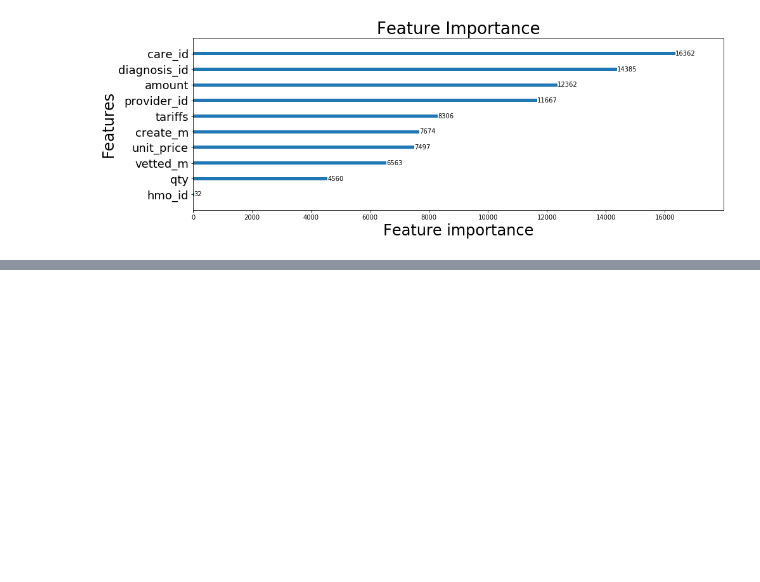
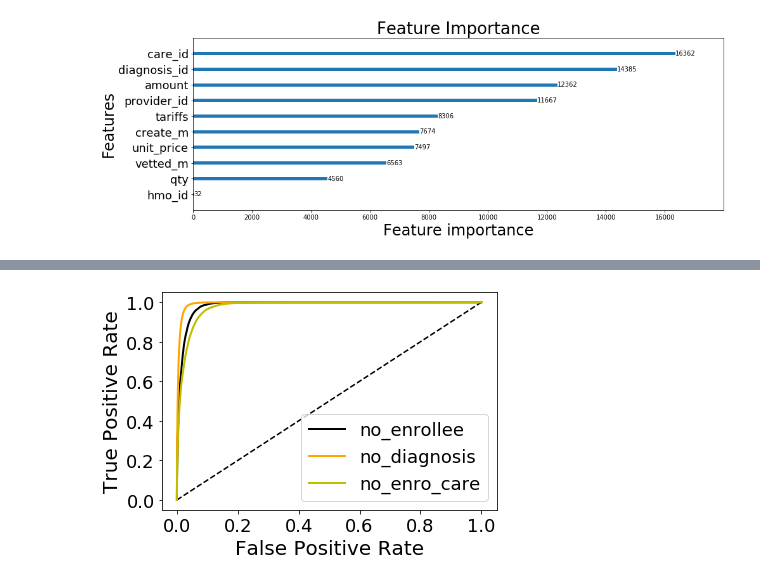
Before and after one commit to Shunling/Insight_HealthDataScience, a Jupyter notebook: Projects/P3/LightGBM_with_Feature_engineering.ipynb, the cells around one changed output, grey strips where cells are left out. Cells and saved outputs as stored; diff of their text form; code cells hidden in the pictures; blank space fills up the shorter version.

```diff
--- a/Projects/P3/LightGBM_with_Feature_engineering.ipynb
+++ b/Projects/P3/LightGBM_with_Feature_engineering.ipynb
@@ -407,3 +424,6 @@ ROC_AUC_score: 0.961
 feature_importance(best_model,X1train.columns)
 # %% [output]
 [figure]
+# %%
+# roc_curve
+nodiag = roc_curve(y1test,best_model.predict_proba(X1test.values)[:,1])
@@ -439,4 +466,8 @@ false positive rate (FPR): 0.115
 spcificity(true negative rate): 0.885
 ROC_AUC_score: 0.939
 [figure]
+# %%
+# roc_curve and save model
+noenro = roc_curve(y3test,model3.predict_proba(X3test.values)[:,1])
+pickle.dump(model3,open("Models/lightgbm/lgb_noEnrollee.dat", "wb"))
 # %%
@@ -457,0 +492,4 @@ ROC_AUC_score: 0.953
+# %%
+plot_roc_curves([noenro, nodiag, no2],['black','orange','y'],['no_enrollee','no_diagnosis','no_enro_care'])
+# %% [output]
+[figure, added]
```
Also changed, not shown: parts of 17 cells of this notebook.
